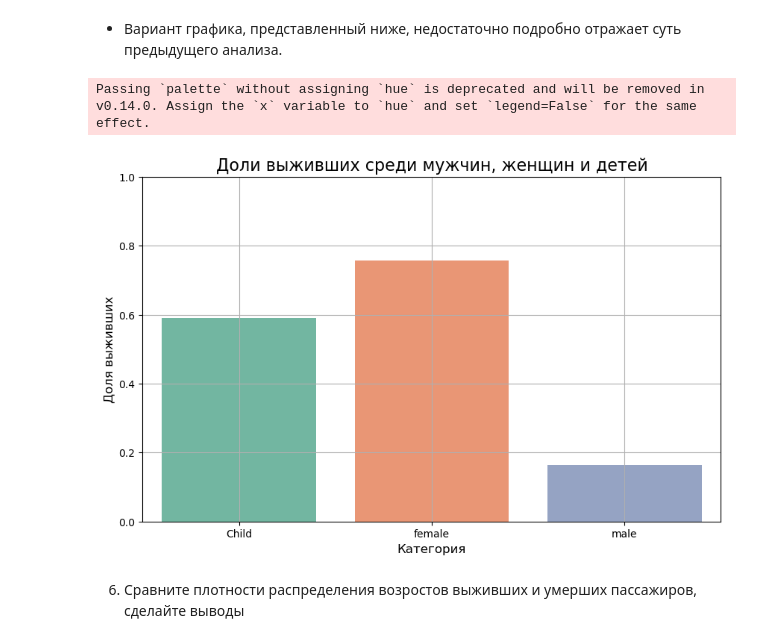
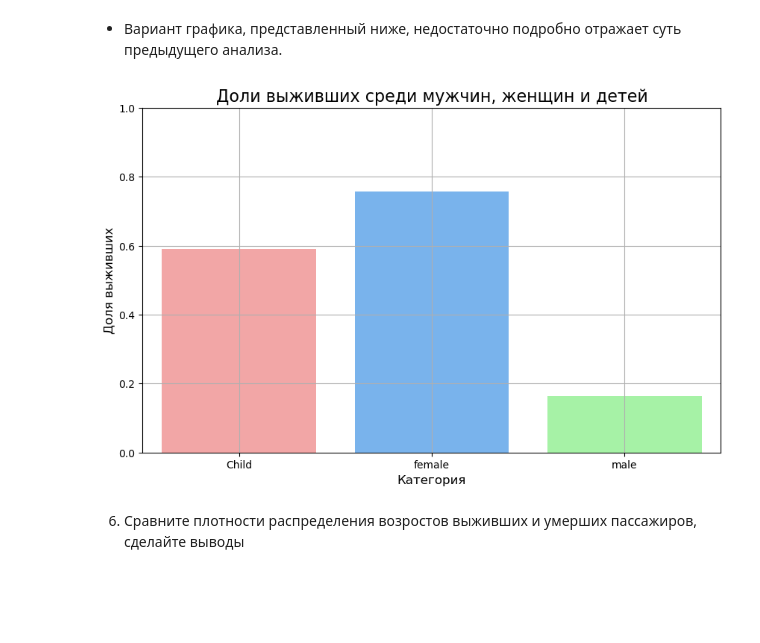
Before and after one commit to box1t/ML_5_sem, a Jupyter notebook: lab_1/Lab1-5.ipynb, the cells around one changed output. Drawn from its saved outputs; the diff is of its cells as text; code cells hidden in the pictures; blank space fills up the shorter version.

Commit message:
upd. plot_4, added desc.

```diff
--- a/lab_1/Lab1-5.ipynb
+++ b/lab_1/Lab1-5.ipynb
@@ -536,21 +632,24 @@ plt.show()
 - Вариант графика, представленный ниже, недостаточно подробно отражает суть предыдущего анализа.
 # %%
 df['Category'] = df.apply(lambda row: 'Child' if row['Age'] < 16 else row['Sex'], axis=1)
+
 survival_rates = df.groupby('Category')['Survived'].mean().reset_index()
 
+colors = ['#ff9999', '#66b3ff', '#99ff99']
+
 plt.figure(figsize=(10, 6))
-sns.barplot(x='Category', y='Survived', data=survival_rates, palette='Set2')
+
+sns.barplot(x='Category', y='Survived', data=survival_rates, hue='Category', dodge=False, palette=colors, legend=False)
 
 plt.title('Доли выживших среди мужчин, женщин и детей', fontsize=16)
 plt.xlabel('Категория', fontsize=12)
 plt.ylabel('Доля выживших', fontsize=12)
 plt.ylim(0, 1)
 plt.grid(True)
 
 plt.show()
 # %% [output]
-Passing `palette` without assigning `hue` is deprecated and will be removed in v0.14.0. Assign the `x` variable to `hue` and set `legend=False` for the same effect.
-[figure, old version]
+[figure, new version]
 # %% [markdown]
 6. Сравните плотности распределения возростов выживших и умерших пассажиров, сделайте выводы
 # %% [markdown]
```
Also changed, not shown: parts of 8 cells of this notebook.
